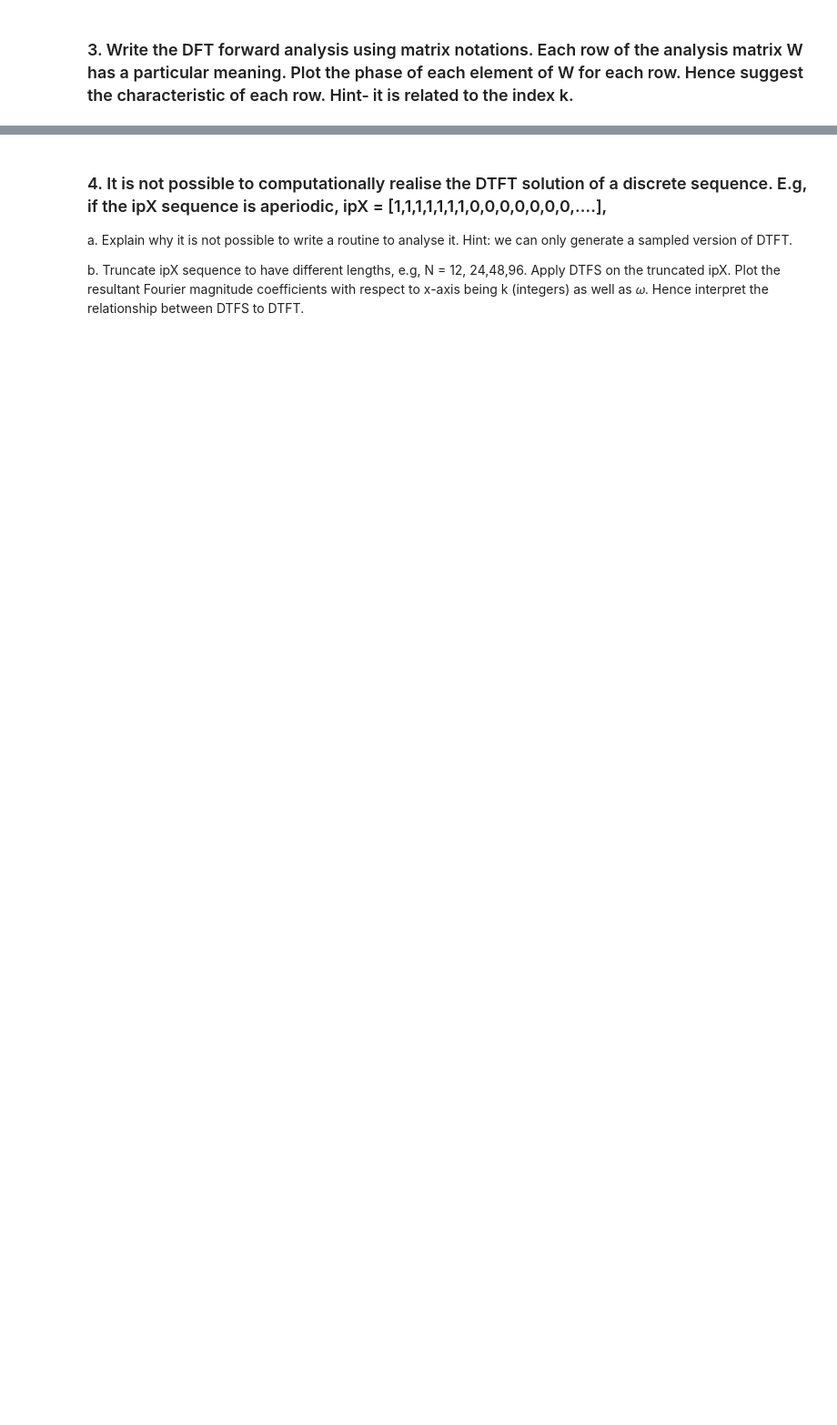
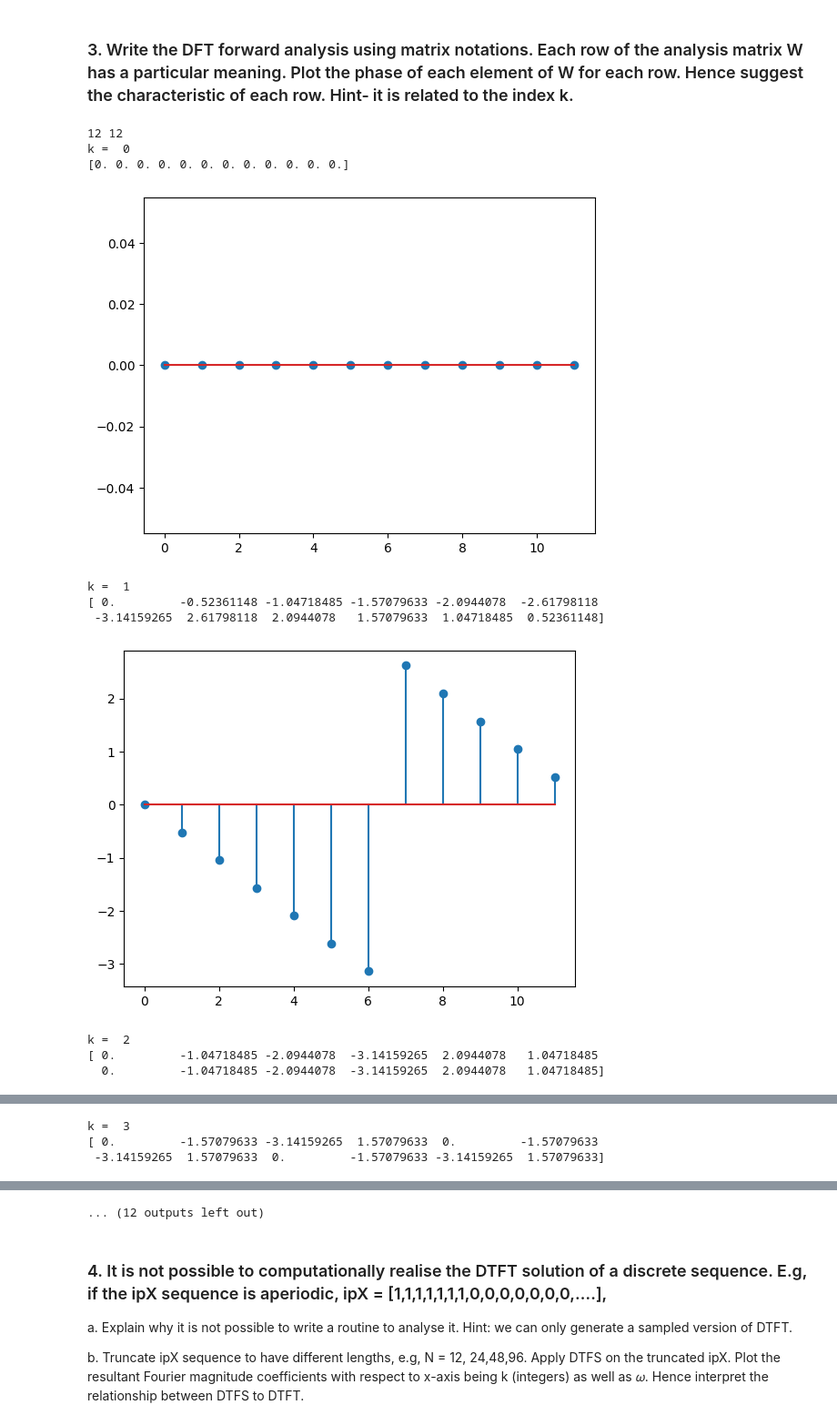
Before and after one commit to Chockaaa/CE3007-Digital-Signal-Processing-Lab, a Jupyter notebook: LAB3_Manual/Lab3_Example/Lab3_Answers.ipynb, the cells around one changed output, grey strips where cells are left out. Shown: that part at 91% size. Saved outputs shown, nothing was run; the diff lists cells and outputs as text; code cells hidden in the pictures; blank space fills up the shorter version.

```diff
--- a/LAB3_Manual/Lab3_Example/Lab3_Answers.ipynb
+++ b/LAB3_Manual/Lab3_Example/Lab3_Answers.ipynb
@@ -102,2 +181,51 @@ ii) is an amplified version of Q2b.
 # %% [markdown]
 ### 3. Write the DFT forward analysis using matrix notations. Each row of the analysis matrix W has a particular meaning. Plot the phase of each element of W for each row. Hence suggest the characteristic of each row. Hint‐ it is related to the index k.
+# %%
+def plotK(W):
+    f, axarr = plt.subplots()
+    phaseW = np.angle(W)
+    print(phaseW)
+    axarr.stem(np.arange(0,len(phaseW)),phaseW)
+    plt.show()
+    print("\n\n\n")
+# %%
+def myMatrixDFT(x):
+    N = len(x)
+    X = np.zeros(len(x), dtype=complex)
+    Omega = np.zeros(N)
+    rows, cols = (N, N)
+    print(rows,cols)
+    W = [[0 for i in range(cols)] for j in range(rows)]
+    for k in range(N):
+        for n in range(N):
+            W[k][n] = round(np.exp(-1j*2*np.pi*k*n/N),3)
+    X = np.matmul(W, x)
+
+    for i in range(len(W)):
+        print("k = ", str(i))
+        plotK(W[i])
+
+    for k in np.arange(0,len(x)):
+        Omega[k] = (2*np.pi/N)*k
+
+    return (X,Omega)
+# %%
+def q3():
+    x=[1,1,0,0,0,0,0,0,0,0,0,0]
+    X4, W4 =myMatrixDFT(x)
+    Xf4=np.fft.fft(x)
+    Xang4 = np.angle(Xf4)
+
+q3()
+# %% [output]
+12 12
+k =  0
+[0. 0. 0. 0. 0. 0. 0. 0. 0. 0. 0. 0.]
+[figure, added]
+k =  1
+[ 0.         -0.52361148 -1.04718485 -1.57079633 -2.0944078  -2.61798118
+ -3.14159265  2.61798118  2.0944078   1.57079633  1.04718485  0.52361148]
+[figure, added]
+k =  2
+[ 0.         -1.04718485 -2.0944078  -3.14159265  2.0944078   1.04718485
+  0.         -1.04718485 -2.0944078  -3.14159265  2.0944078   1.04718485]
@@ -103,0 +233,3 @@ ii) is an amplified version of Q2b.
+k =  3
+[ 0.         -1.57079633 -3.14159265  1.57079633  0.         -1.57079633
+ -3.14159265  1.57079633  0.         -1.57079633 -3.14159265  1.57079633]
@@ -103,0 +245 @@ ii) is an amplified version of Q2b.
+... (12 outputs left out)
```
Also changed, not shown: parts of 19 cells of this notebook, 1 other file.
